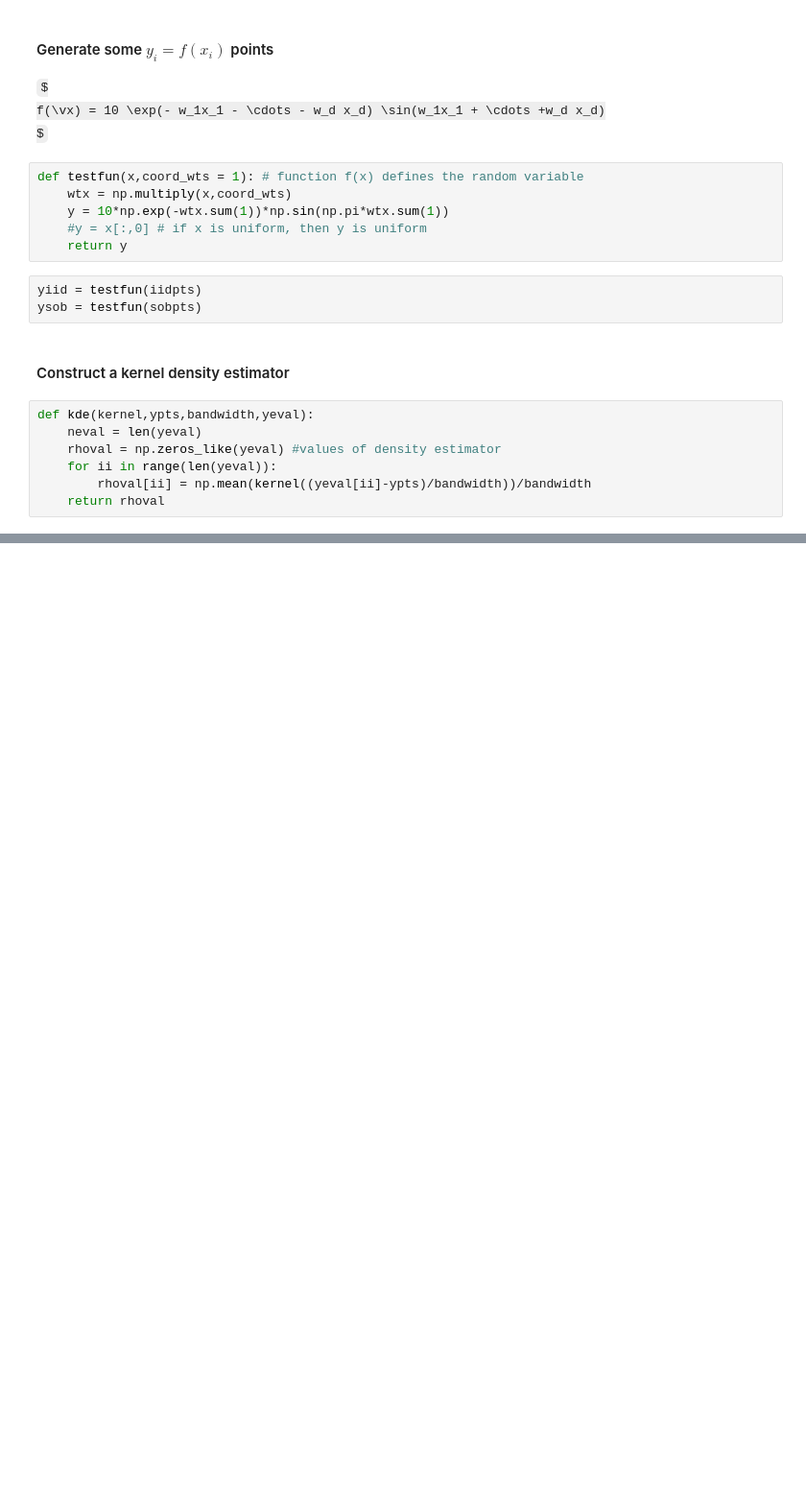
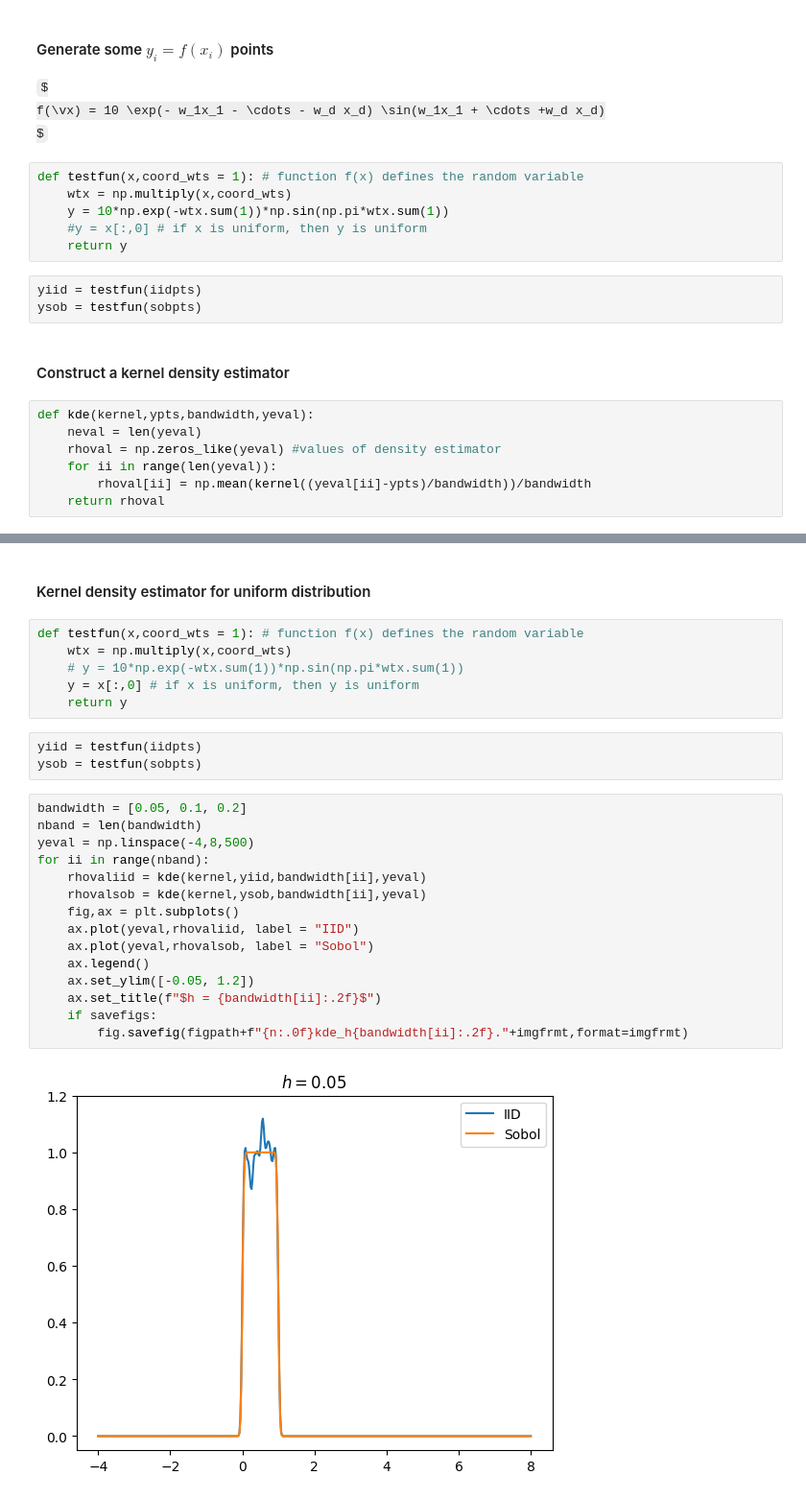
Before and after one commit to QMCSoftware/QMCSoftware, a Jupyter notebook: demos/talk_paper_demos/SURE_2024_Demos/SURE2024SpeedySimulationsKickoff-2024-05-28.ipynb, the cells around one changed output, grey strips where cells are left out. Shown: that part at 96% size. Drawn from its saved outputs; the diff is of its cells as text; some formulas as TeX source; blank space fills up the shorter version.

```diff
--- a/demos/talk_paper_demos/SURE_2024_Demos/SURE2024SpeedySimulationsKickoff-2024-05-28.ipynb
+++ b/demos/talk_paper_demos/SURE_2024_Demos/SURE2024SpeedySimulationsKickoff-2024-05-28.ipynb
@@ -227,0 +229,28 @@ for ii in range(nband):
+# %% [markdown]
+#### Kernel density estimator for uniform distribution
+# %%
+def testfun(x,coord_wts = 1): # function f(x) defines the random variable
+    wtx = np.multiply(x,coord_wts)
+    # y = 10*np.exp(-wtx.sum(1))*np.sin(np.pi*wtx.sum(1))
+    y = x[:,0] # if x is uniform, then y is uniform
+    return y
+# %%
+yiid = testfun(iidpts)
+ysob = testfun(sobpts)
+# %%
+bandwidth = [0.05, 0.1, 0.2]
+nband = len(bandwidth)
+yeval = np.linspace(-4,8,500)
+for ii in range(nband):
+    rhovaliid = kde(kernel,yiid,bandwidth[ii],yeval)
+    rhovalsob = kde(kernel,ysob,bandwidth[ii],yeval)
+    fig,ax = plt.subplots()
+    ax.plot(yeval,rhovaliid, label = "IID")
+    ax.plot(yeval,rhovalsob, label = "Sobol")
+    ax.legend()
+    ax.set_ylim([-0.05, 1.2])
+    ax.set_title(f"$h = {bandwidth[ii]:.2f}$")
+    if savefigs:
+        fig.savefig(figpath+f"{n:.0f}kde_h{bandwidth[ii]:.2f}."+imgfrmt,format=imgfrmt)
+# %% [output]
+[figure, added]
```
Also changed, not shown: parts of 2 cells of this notebook.
